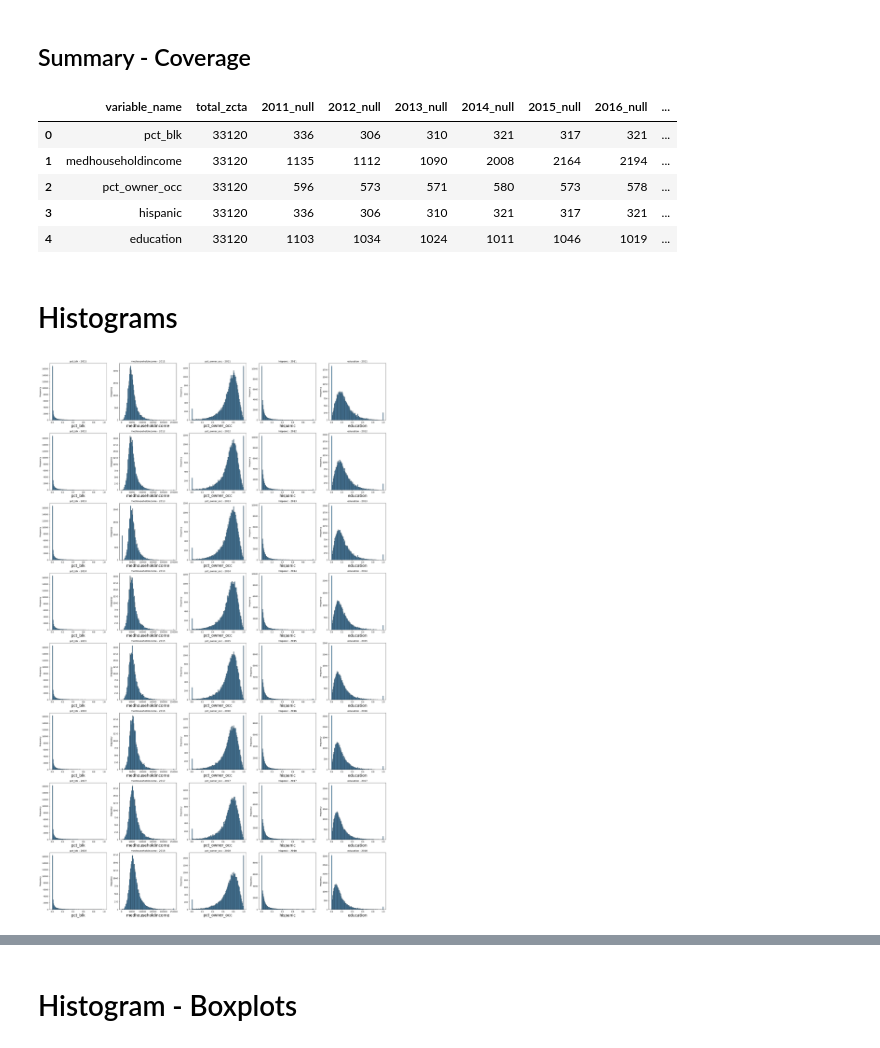
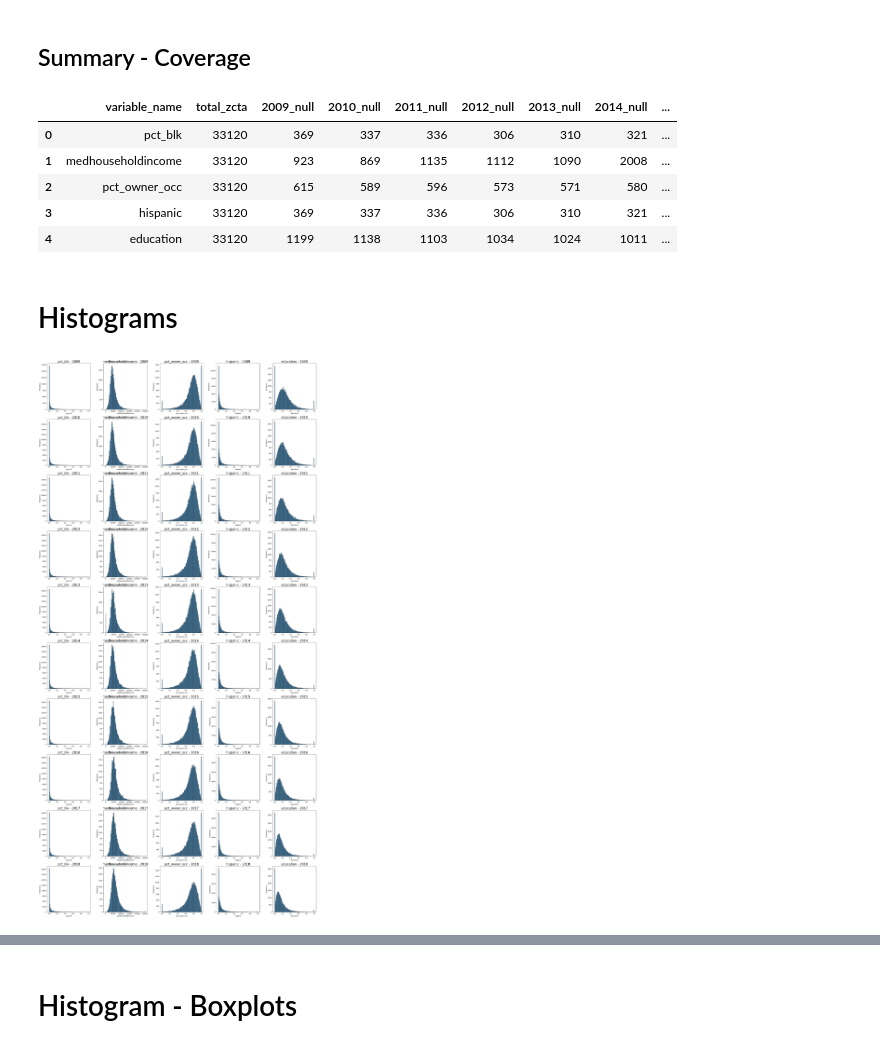
Before and after one commit to NSAPH-Data-Processing/us_census_zcta_time_series, a Jupyter notebook: notes/eda_output.ipynb, the cells around one changed output, grey strips where cells are left out. Drawn from its saved outputs; the diff is of its cells as text; code cells hidden in the pictures.

```diff
--- a/notes/eda_output.ipynb
+++ b/notes/eda_output.ipynb
@@ -15,7 +15,7 @@ df_dict = {var: [] for var in variable_list}
 
 for variable in variable_list:
 
-    for year in list(range(2011, 2019)):
+    for year in list(range(2009, 2019)):
 
         file__prefix = '/n/dominici_nsaph_l3/Lab/projects/analytic/census_acs5/'
         file_name = 'census_' + str(year)
@@ -35,64 +35,64 @@ for var, dfs in df_dict.items():
     result_dfs[var] = result_df
 
 #casting negative values as NULL
-result_dfs['medhouseholdincome'].iloc[:,1:] = result_dfs['medhouseholdincome'].iloc[:,1:].apply(lambda col: col.apply(lambda x: np.nan if x<0 else x))
+#result_dfs['medhouseholdincome'].iloc[:,1:] = result_dfs['medhouseholdincome'].iloc[:,1:].apply(lambda col: col.apply(lambda x: np.nan if x<0 else x))
 # %% [markdown]
 ## Summary - Coverage
 # %%
 #variable, total zcta, total_zcta_coverage_perc, 2009 and all variables coverage
 
-coverage_df = {'variable_name':[], 'total_zcta':[], '2011_null':[], '2012_null':[], '2013_null':[], '2014_null':[], '2015_null':[], '2016_null':[], '2017_null':[], '2018_null':[]}
+coverage_df = {'variable_name':[], 'total_zcta':[], '2009_null':[], '2010_null':[], '2011_null':[], '2012_null':[], '2013_null':[], '2014_null':[], '2015_null':[], '2016_null':[], '2017_null':[], '2018_null':[]}
 
 for var, df in result_dfs.items():
     coverage_df['variable_name'].append(var)
     coverage_df['total_zcta'].append(df['zcta'].nunique())
-    for year in list(range(2011, 2019)):
+    for year in list(range(2009, 2019)):
         df_column_name = str(year)+ '_' + var
         coverage_df_column_name = str(year) + '_' + 'null'
         coverage_df[coverage_df_column_name].append(df[df_column_name].isnull().sum())
 
 pd.DataFrame(coverage_df)
 # %% [output]
-|  | variable_name | total_zcta | 2011_null | 2012_null | 2013_null | 2014_null | 2015_null | 2016_null | ... |
-| 0 | pct_blk | 33120 | 336 | 306 | 310 | 321 | 317 | 321 | ... |
-| 1 | medhouseholdincome | 33120 | 1135 | 1112 | 1090 | 2008 | 2164 | 2194 | ... |
-| 2 | pct_owner_occ | 33120 | 596 | 573 | 571 | 580 | 573 | 578 | ... |
-| 3 | hispanic | 33120 | 336 | 306 | 310 | 321 | 317 | 321 | ... |
-| 4 | education | 33120 | 1103 | 1034 | 1024 | 1011 | 1046 | 1019 | ... |
+|  | variable_name | total_zcta | 2009_null | 2010_null | 2011_null | 2012_null | 2013_null | 2014_null | ... |
+| 0 | pct_blk | 33120 | 369 | 337 | 336 | 306 | 310 | 321 | ... |
+| 1 | medhouseholdincome | 33120 | 923 | 869 | 1135 | 1112 | 1090 | 2008 | ... |
+| 2 | pct_owner_occ | 33120 | 615 | 589 | 596 | 573 | 571 | 580 | ... |
+| 3 | hispanic | 33120 | 369 | 337 | 336 | 306 | 310 | 321 | ... |
+| 4 | education | 33120 | 1199 | 1138 | 1103 | 1034 | 1024 | 1011 | ... |
 # %% [markdown]
 # Histograms
 # %%
 # List of dataframes
 #dataframes = [df1, df2, df3]  # Add your dataframes here
 
 # Extract the years from the column names
-years = [str(year) for year in range(2011, 2019)]
+years = [str(year) for year in range(2009, 2019)]
 
 # Calculate the number of rows and columns for the grid based on the number of years
 num_rows = len(years)
 num_cols = len(result_dfs)
 
 # Create a grid of plots
 fig, axes = plt.subplots(nrows=num_rows, ncols=num_cols, figsize=(num_cols * 5, num_rows * 5))
 
 # Iterate through each dataframe
 for row, year in enumerate(years):
     # Iterate through each year and create a histogram for the corresponding population column
     for col, df_dict in enumerate(result_dfs):
         df = result_dfs[df_dict]
         ax = axes[row, col]
         col_name = f'{year}_{df_dict}'
         ax.hist(df[col_name], bins=100, edgecolor='black', alpha=0.7)
-        ax.set_title(f'{df_dict} - {year}')
-        ax.set_xlabel(f'{df_dict}', fontsize=20)
+        ax.set_title(f'{df_dict} - {year}', fontsize=20)
+        ax.set_xlabel(f'{df_dict}')
         ax.set_ylabel('Frequency')
 
 # Adjust layout
 plt.tight_layout()
 
 # Display the plots
 plt.show()
 # %% [output]
-[figure, old version]
+[figure, new version]
 # %%
 # Extract the years from the column names
```
Also changed, not shown: parts of 2 cells of this notebook.
